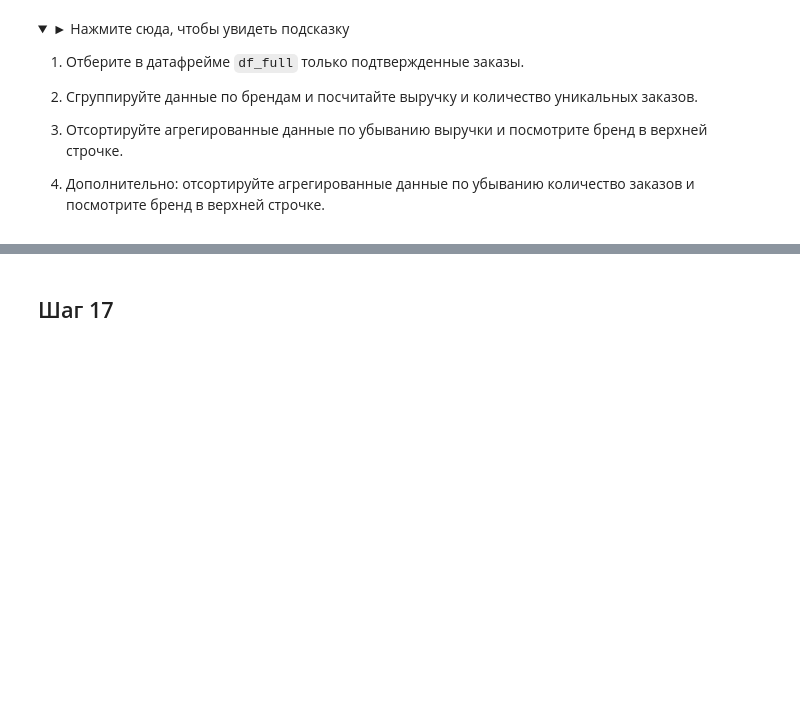
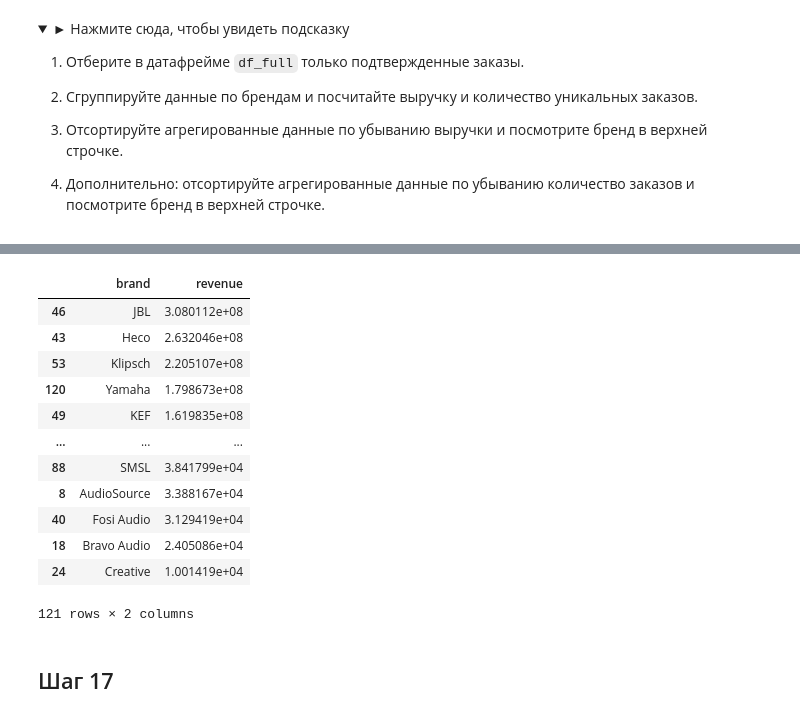
Before and after one commit to m-amirov/karpov.courses, a Jupyter notebook: notebooks/final_project_python.ipynb, the cells around one changed output, grey strips where cells are left out. Saved outputs shown, nothing was run; the diff lists cells and outputs as text; code cells hidden in the pictures; folded sections open; blank space fills up the shorter version.

```diff
--- a/notebooks/final_project_python.ipynb
+++ b/notebooks/final_project_python.ipynb
@@ -566,0 +565,4 @@ sns.lineplot(x='date', y='orders', data=df_report_by_date)
+# %%
+
+df_full['brand'] = df_full['name'].apply(lambda x: x.split(',')[0])
+len(df_full['brand'].unique())
@@ -590,3 +597,19 @@ sns.lineplot(x='date', y='orders', data=df_report_by_date)
+# %%
+df_full.groupby('brand', as_index=False)['revenue'].sum().sort_values('revenue',ascending=False)
+# %% [output]
+|  | brand | revenue |
+| 46 | JBL | 3.080112e+08 |
+| 43 | Heco | 2.632046e+08 |
+| 53 | Klipsch | 2.205107e+08 |
+| 120 | Yamaha | 1.798673e+08 |
+| 49 | KEF | 1.619835e+08 |
+| ... | ... | ... |
+| 88 | SMSL | 3.841799e+04 |
+| 8 | AudioSource | 3.388167e+04 |
+| 40 | Fosi Audio | 3.129419e+04 |
+| 18 | Bravo Audio | 2.405086e+04 |
+| 24 | Creative | 1.001419e+04 |
+121 rows × 2 columns
 # %% [markdown]
 ## Шаг 17
 # %% [markdown]
```
Also changed, not shown: parts of 9 cells of this notebook.
